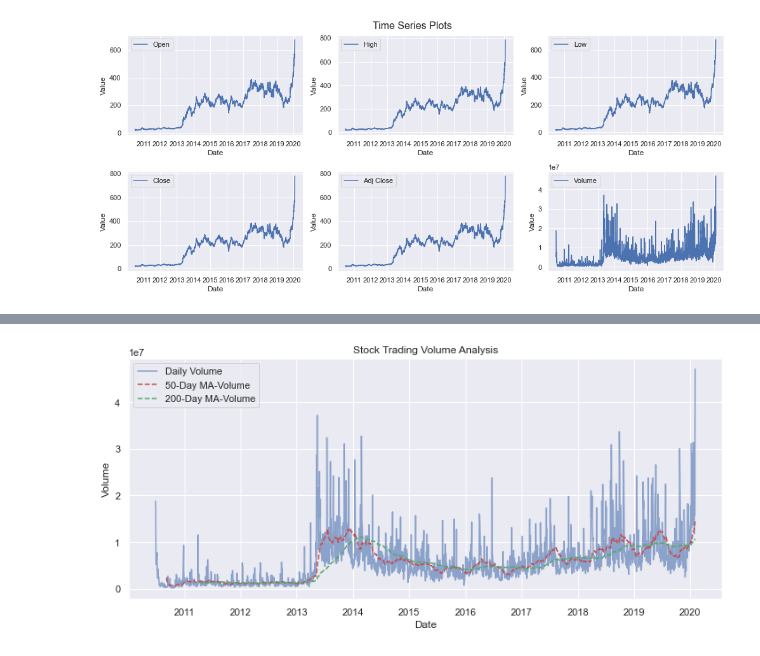
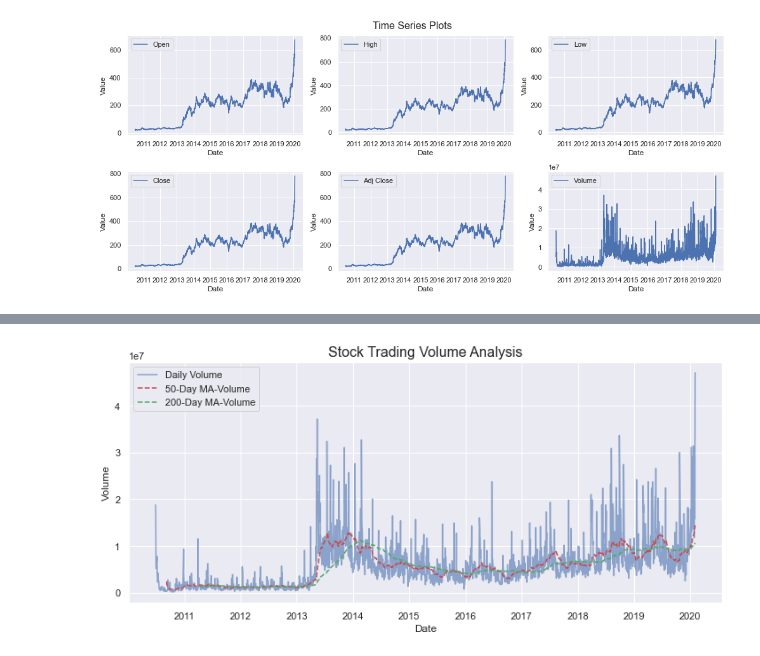
Before and after one commit to Mwizerwa/Stock_Price_Prediction, a Jupyter notebook: notebooks/data_exploration.ipynb, the cells around one changed output, grey strips where cells are left out. Cells and saved outputs as stored; diff of their text form; code cells hidden in the pictures.

```diff
--- a/notebooks/data_exploration.ipynb
+++ b/notebooks/data_exploration.ipynb
@@ -109,15 +115,15 @@ dataset["200-day MA"] = dataset["Volume"].rolling(window=200).mean()
 # %%
 #plot moving averages
 plt.figure(figsize=(12, 5))
 #Plot Volume variable alongside moving averages
 plt.plot(dataset["Date"], dataset["Volume"], label="Daily Volume", color="b", alpha=0.6)
 plt.plot(dataset["Date"], dataset["50-day MA"], label="50-Day MA-Volume", color="r", linestyle="--")
 plt.plot(dataset["Date"], dataset["200-day MA"], label="200-Day MA-Volume", color="g", linestyle="--")
 #Titles
 plt.xlabel("Date")
 plt.ylabel("Volume")
-plt.title("Stock Trading Volume Analysis")
+plt.title("Stock Trading Volume Analysis", fontsize=16)
 plt.legend()
 plt.show()
 # %% [output]
-[figure, old version]
+[figure, new version]
```
Also changed, not shown: parts of 9 cells of this notebook.
